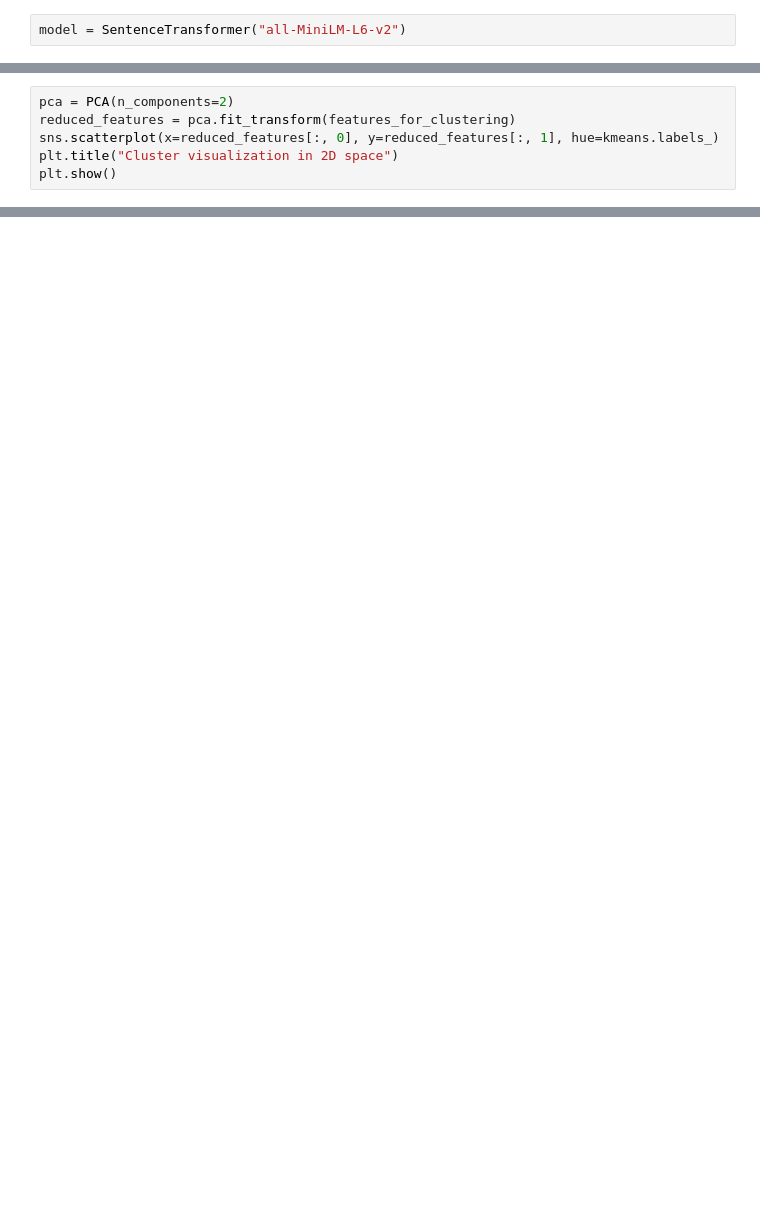
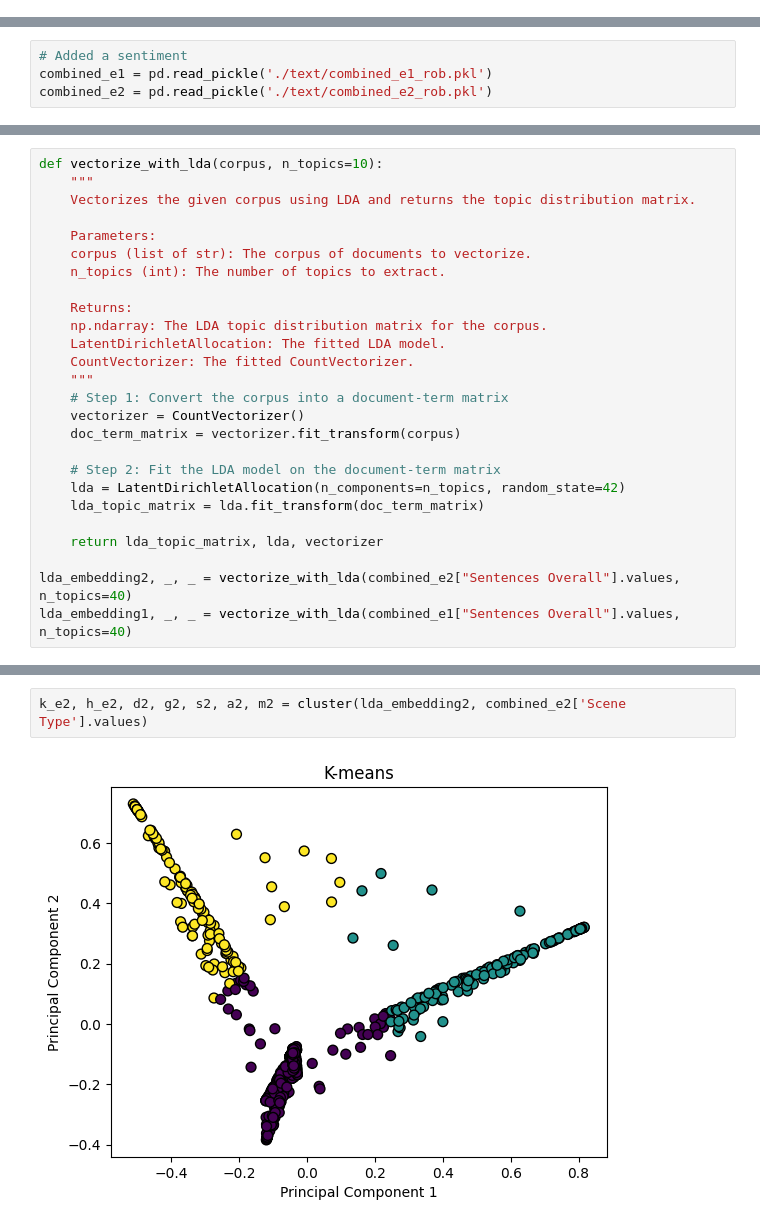
Before and after one commit to Alex-T-Sharipov/view_out_analysis, a Jupyter notebook: data_analysis.ipynb, the cells around one changed output, grey strips where cells are left out. Drawn from its saved outputs; the diff is of its cells as text; blank space fills up the shorter version.

```diff
--- a/data_analysis.ipynb
+++ b/data_analysis.ipynb
@@ -592,2 +0,0 @@ plot_heatmap(corr_e1, "Correlations in experiment 1")
-# %%
-model = SentenceTransformer("all-MiniLM-L6-v2")
@@ -970,6 +0,0 @@ Silhouette Score: 0.3311127307260985
-# %%
-pca = PCA(n_components=2)
-reduced_features = pca.fit_transform(features_for_clustering)
-sns.scatterplot(x=reduced_features[:, 0], y=reduced_features[:, 1], hue=kmeans.labels_)
-plt.title("Cluster visualization in 2D space")
-plt.show()
@@ -1126,0 +42,4 @@ nested_model_selection(df2)
+# %%
+# Added a sentiment
+combined_e1 = pd.read_pickle('./text/combined_e1_rob.pkl')
+combined_e2 = pd.read_pickle('./text/combined_e2_rob.pkl')
@@ -1126,0 +454,26 @@ nested_model_selection(df2)
+# %%
+def vectorize_with_lda(corpus, n_topics=10):
+    """
+    Vectorizes the given corpus using LDA and returns the topic distribution matrix.
+
+    Parameters:
+    corpus (list of str): The corpus of documents to vectorize.
+    n_topics (int): The number of topics to extract.
+
+    Returns:
+    np.ndarray: The LDA topic distribution matrix for the corpus.
+    LatentDirichletAllocation: The fitted LDA model.
+    CountVectorizer: The fitted CountVectorizer.
+    """
+    # Step 1: Convert the corpus into a document-term matrix
+    vectorizer = CountVectorizer()
+    doc_term_matrix = vectorizer.fit_transform(corpus)
+
+    # Step 2: Fit the LDA model on the document-term matrix
+    lda = LatentDirichletAllocation(n_components=n_topics, random_state=42)
+    lda_topic_matrix = lda.fit_transform(doc_term_matrix)
+
+    return lda_topic_matrix, lda, vectorizer
+
+lda_embedding2, _, _ = vectorize_with_lda(combined_e2["Sentences Overall"].values, n_topics=40)
+lda_embedding1, _, _ = vectorize_with_lda(combined_e1["Sentences Overall"].values, n_topics=40)
@@ -1126,0 +570,4 @@ nested_model_selection(df2)
+# %%
+k_e2, h_e2, d2, g2, s2, a2, m2 = cluster(lda_embedding2, combined_e2['Scene Type'].values)
+# %% [output]
+[figure, added]
```
Also changed, not shown: parts of 144 cells of this notebook, 27 other files.
